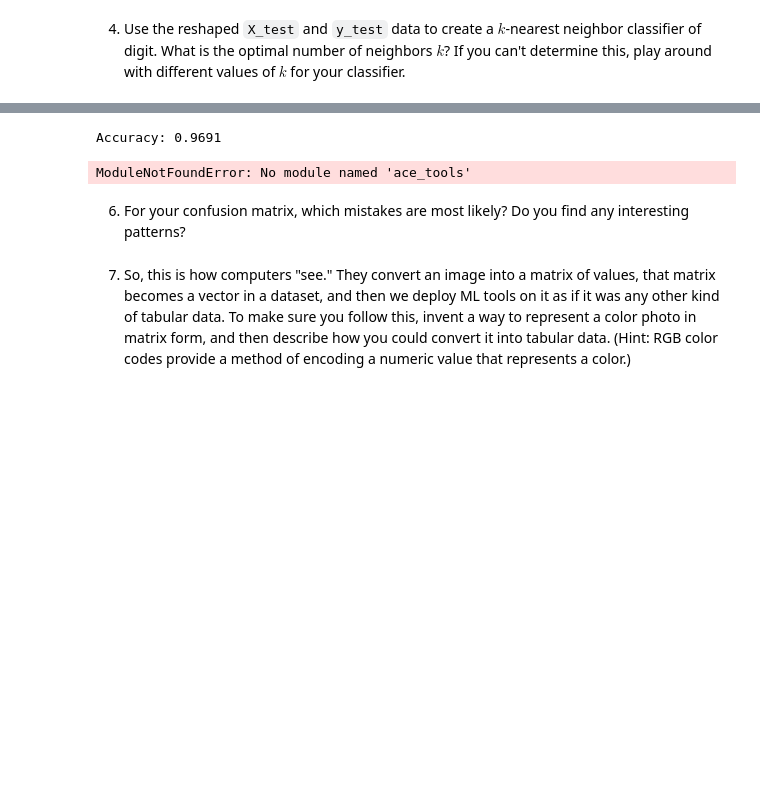
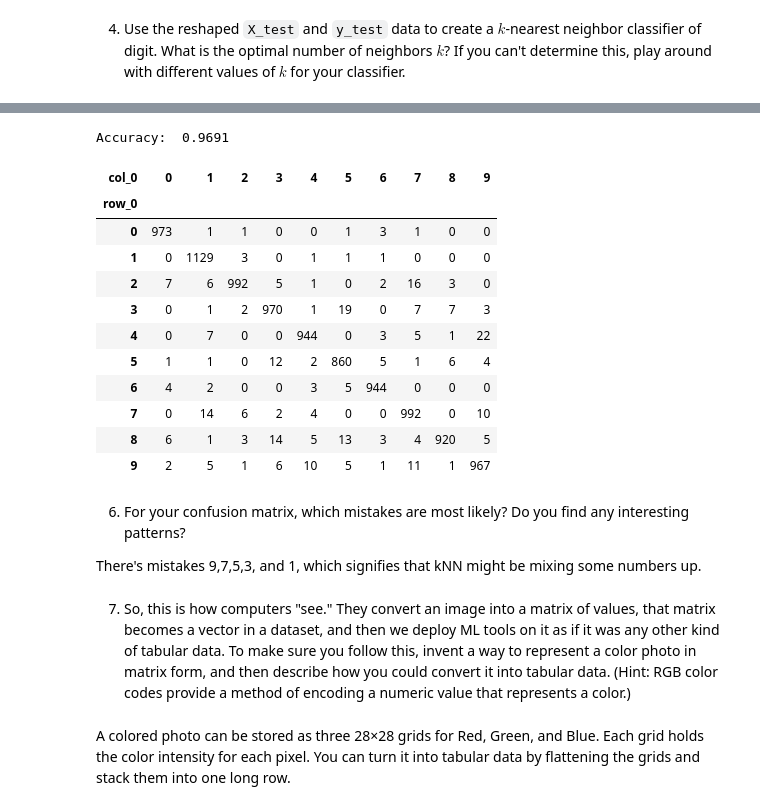
Before and after one commit to pabloisaiahs/knn, a Jupyter notebook: lab/computer_vision_lab.ipynb, the cells around one changed output, grey strips where cells are left out. Cells and saved outputs as stored; diff of their text form; code cells hidden in the pictures; blank space fills up the shorter version.

```diff
--- a/lab/computer_vision_lab.ipynb
+++ b/lab/computer_vision_lab.ipynb
@@ -255,40 +241,31 @@ It's pretty accurate when k is 3, with a 97% in predicting.
-# %%
-# Import necessary libraries
-import numpy as np
-import pandas as pd
-import matplotlib.pyplot as plt
-from sklearn.neighbors import KNeighborsClassifier
-from sklearn.metrics import accuracy_score, confusion_matrix
-from keras.datasets import mnist
-
-# Load MNIST dataset from Keras (no internet needed)
-(X_train, y_train), (X_test, y_test) = mnist.load_data()
-
-# Reshape the data from (N, 28, 28) to (N, 784) for kNN classification
-Z_train = X_train.reshape(X_train.shape[0], 784)
-Z_test = X_test.reshape(X_test.shape[0], 784)
-
-# Train kNN model using k=1
-knn = KNeighborsClassifier(n_neighbors=1)
-predictor = knn.fit(Z_train, y_train)
-
-# Make predictions on the test set
-y_hat = predictor.predict(Z_test)
-
-# Compute accuracy
-accuracy = knn.score(Z_test, y_test)
-print(f'Accuracy: {accuracy:.4f}')
-
-# Compute confusion matrix
-conf_matrix_df = pd.crosstab(y_test, y_hat)
-
-# Display the confusion matrix
-import ace_tools as tools
-tools.display_dataframe_to_user(name="Confusion Matrix", dataframe=conf_matrix_df)
-# %% [output]
-Accuracy: 0.9691
-ModuleNotFoundError: No module named 'ace_tools'
+# %%
+knn = KNeighborsClassifier(n_neighbors=1)
+predictor = knn.fit(Z_train.values,y_train)
+y_hat = predictor.predict(Z_test.values)
+
+accuracy = knn.score(Z_test.values,y_test) # Bug in sklearn requires .values
+print('Accuracy: ', accuracy)
+
+pd.crosstab(y_test, y_hat)
+# %% [output]
+Accuracy:  0.9691
+| col_0 | 0 | 1 | 2 | 3 | 4 | 5 | 6 | 7 | 8 | 9 |
+| row_0 |  |  |  |  |  |  |  |  |  |  |
+| 0 | 973 | 1 | 1 | 0 | 0 | 1 | 3 | 1 | 0 | 0 |
+| 1 | 0 | 1129 | 3 | 0 | 1 | 1 | 1 | 0 | 0 | 0 |
+| 2 | 7 | 6 | 992 | 5 | 1 | 0 | 2 | 16 | 3 | 0 |
+| 3 | 0 | 1 | 2 | 970 | 1 | 19 | 0 | 7 | 7 | 3 |
+| 4 | 0 | 7 | 0 | 0 | 944 | 0 | 3 | 5 | 1 | 22 |
+| 5 | 1 | 1 | 0 | 12 | 2 | 860 | 5 | 1 | 6 | 4 |
+| 6 | 4 | 2 | 0 | 0 | 3 | 5 | 944 | 0 | 0 | 0 |
+| 7 | 0 | 14 | 6 | 2 | 4 | 0 | 0 | 992 | 0 | 10 |
+| 8 | 6 | 1 | 3 | 14 | 5 | 13 | 3 | 4 | 920 | 5 |
+| 9 | 2 | 5 | 1 | 6 | 10 | 5 | 1 | 11 | 1 | 967 |
 # %% [markdown]
 6. For your confusion matrix, which mistakes are most likely? Do you find any interesting patterns?
+
+There's mistakes 9,7,5,3, and 1, which signifies that kNN might be mixing some numbers up.
 # %% [markdown]
 7. So, this is how computers "see." They convert an image into a matrix of values, that matrix becomes a vector in a dataset, and then we deploy ML tools on it as if it was any other kind of tabular data. To make sure you follow this, invent a way to represent a color photo in matrix form, and then describe how you could convert it into tabular data. (Hint: RGB color codes provide a method of encoding a numeric value that represents a color.)
+# %% [markdown]
+A colored photo can be stored as three 28×28 grids for Red, Green, and Blue. Each grid holds the color intensity for each pixel. You can turn it into tabular data by flattening the grids and stack them into one long row.
```
Also changed, not shown: parts of 13 cells of this notebook.
